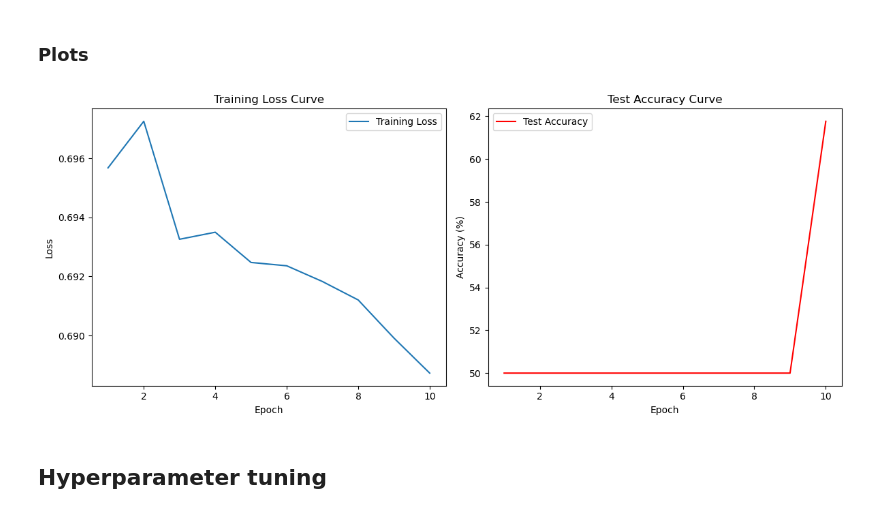
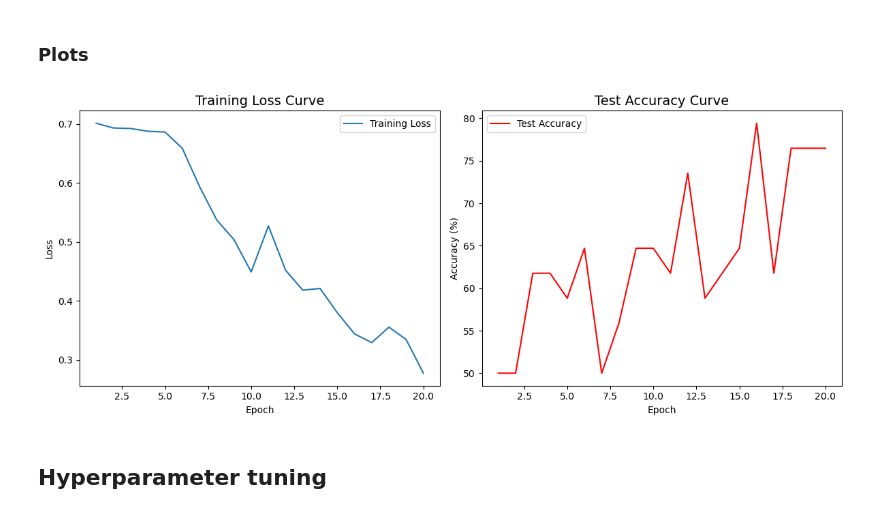
Before and after one commit to QuintenTijn/Decision_with_AI, a Jupyter notebook: Assignment_2/code_Tijmen.ipynb, the cells around one changed output. Saved outputs shown, nothing was run; the diff lists cells and outputs as text; code cells hidden in the pictures.

```diff
--- a/Assignment_2/code_Tijmen.ipynb
+++ b/Assignment_2/code_Tijmen.ipynb
@@ -100,7 +100,7 @@ print(f"Detected image shape: Channels={C}, Height={H}, Width={W}")
 
 # Hyperparameters
 learning_rate = 0.007
-batch_size = 64 # Adjust this based on memory
+batch_size = 8 # Adjust this based on memory
 num_epochs = 10  # Adjust as needed for convergence
 num_classes = 2  # Binary classification (labels 0 and 1)
 
@@ -120,7 +120,7 @@ criterion = nn.BCEWithLogitsLoss() # Different choiches possible
 optimizer = optim.Adam(model.parameters(), lr=learning_rate)
 
 # Training loop
-for epoch in range(num_epochs):
+for epoch in tqdm(range(num_epochs), desc="Training Progress", unit="epoch"):
     model.train()
     running_loss = 0.0
     for i, (images, labels) in enumerate(train_loader):
@@ -227,8 +227,8 @@ print(f"Detected image shape: Channels={C}, Height={H}, Width={W}")
 
 # Hyperparameters (Base Model)
 learning_rate = 0.001
-batch_size = 64
-num_epochs = 10
+batch_size = 8
+num_epochs = 20
 num_classes = 2
 
 # Default architectural parameters for the base model
@@ -259,11 +259,10 @@ epoch_train_losses = []
 epoch_test_accuracies = []
 
 # Training loop
-for epoch in range(num_epochs):
+for epoch in tqdm(range(num_epochs), desc="Training Progress", unit="epoch"):
     model.train()
     running_loss = 0.0
-    train_pbar = tqdm(train_loader, desc=f"Epoch {epoch+1}/{num_epochs} [Training]")
-    for images, labels in train_pbar:
+    for images, labels in train_loader:
         images = images.to(device)
         labels = labels.to(device).float().unsqueeze(1)
 
@@ -275,9 +274,8 @@ for epoch in range(num_epochs):
         optimizer.step()
 
         running_loss += loss.item() * images.size(0) # loss.item() is avg loss for batch
-        train_pbar.set_postfix(loss=loss.item())
 
-    avg_epoch_loss = running_loss / len(train_loader.dataset)
+    avg_epoch_loss = running_loss / len(train_loader.dataset)  # Average loss over the entire training set
     epoch_train_losses.append(avg_epoch_loss)
     print(f"Epoch [{epoch+1}/{num_epochs}] completed. Average Training Loss: {avg_epoch_loss:.4f}")
 
@@ -285,9 +283,8 @@ for epoch in range(num_epochs):
     model.eval()
     correct = 0
     total = 0
-    test_pbar = tqdm(test_loader, desc=f"Epoch {epoch+1}/{num_epochs} [Validation]")
     with torch.no_grad():
-        for images, labels in test_pbar:
+        for images, labels in test_loader:
             images = images.to(device)
             labels = labels.to(device).float().unsqueeze(1)
 
@@ -322,25 +324,25 @@ Epoch [6/10] completed. Average Training Loss: 0.6924
 # %%
 # Plotting learning curves
 plt.figure(figsize=(12, 5))
 
 plt.subplot(1, 2, 1)
 plt.plot(range(1, num_epochs + 1), epoch_train_losses, label='Training Loss')
 plt.xlabel('Epoch')
 plt.ylabel('Loss')
-plt.title('Training Loss Curve')
+plt.title('Training Loss Curve', fontsize=14)
 plt.legend()
 
 plt.subplot(1, 2, 2)
 plt.plot(range(1, num_epochs + 1), epoch_test_accuracies, label='Test Accuracy', color='red')
 plt.xlabel('Epoch')
 plt.ylabel('Accuracy (%)')
-plt.title('Test Accuracy Curve')
+plt.title('Test Accuracy Curve', fontsize=14)
 plt.legend()
 
 plt.tight_layout()
 plt.show()
 # %% [output]
-[figure, old version]
+[figure, new version]
 # %% [markdown]
 ## Hyperparameter tuning
 # %% [markdown]
```
Also changed, not shown: parts of 7 cells of this notebook, 3 other files.
